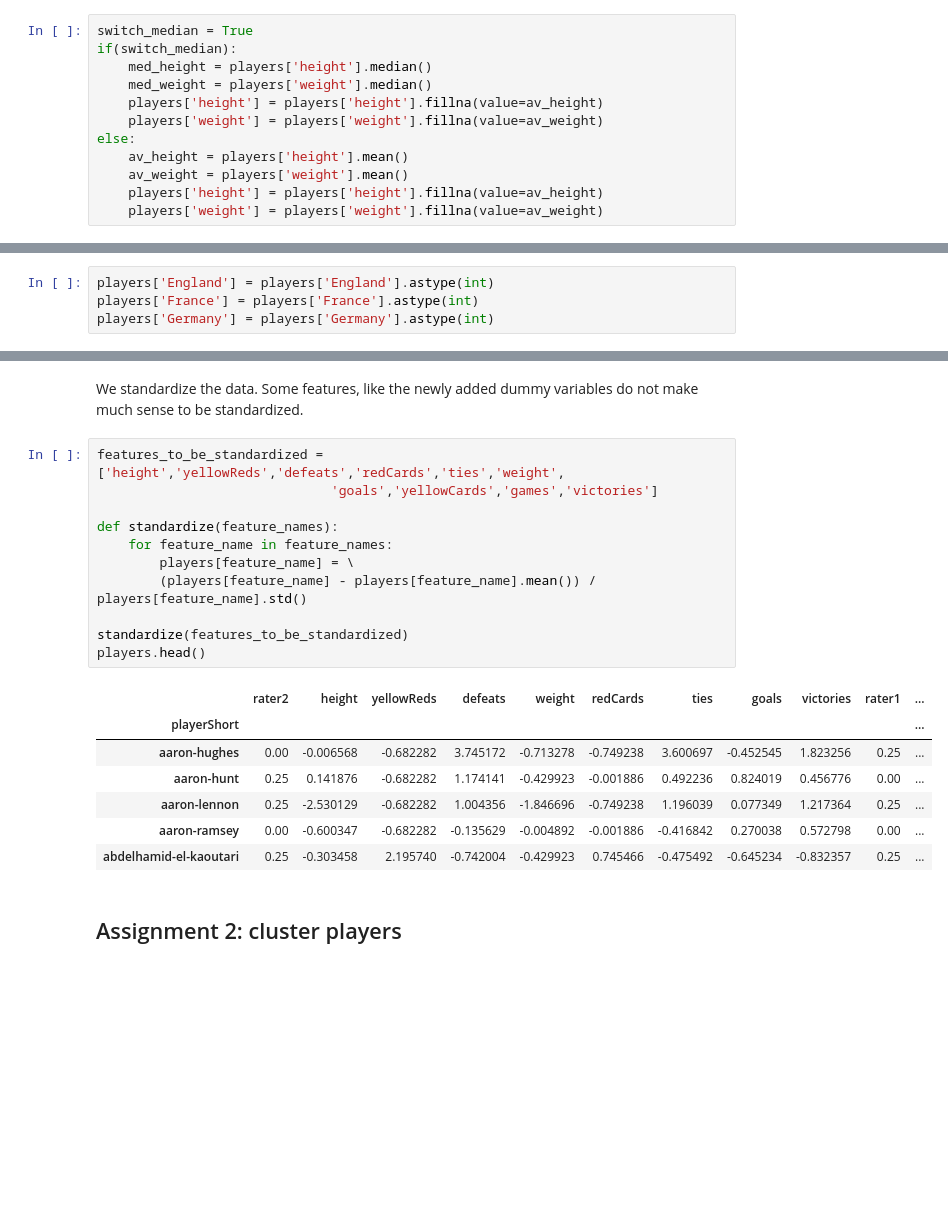
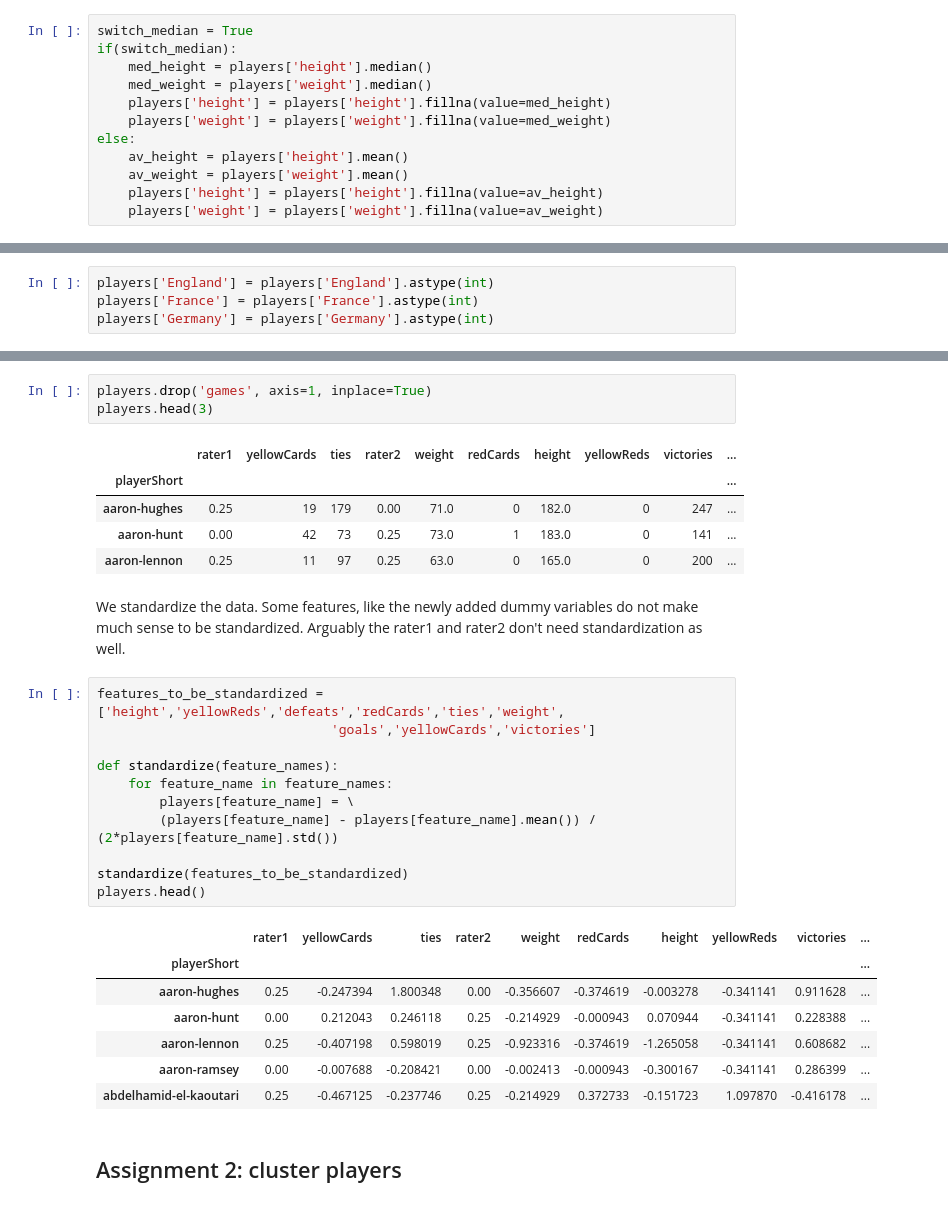
Before and after one commit to cipri-tom/Homework, a Jupyter notebook: 04 - Applied ML/handler-clustering.ipynb, the cells around one changed output, grey strips where cells are left out. Drawn from its saved outputs; the diff is of its cells as text; blank space fills up the shorter version.

```diff
--- a/04 - Applied ML/handler-clustering.ipynb
+++ b/04 - Applied ML/handler-clustering.ipynb
@@ -173,8 +170,8 @@ switch_median = True
 if(switch_median):
     med_height = players['height'].median()
     med_weight = players['weight'].median()
-    players['height'] = players['height'].fillna(value=av_height)
-    players['weight'] = players['weight'].fillna(value=av_weight)
+    players['height'] = players['height'].fillna(value=med_height)
+    players['weight'] = players['weight'].fillna(value=med_weight)
 else:
     av_height = players['height'].mean()
     av_weight = players['weight'].mean()
@@ -214,24 +213,33 @@ players.head()
+# %%
+players.drop('games', axis=1, inplace=True)
+players.head(3)
+# %% [output]
+|  | rater1 | yellowCards | ties | rater2 | weight | redCards | height | yellowReds | victories | ... |
+| playerShort |  |  |  |  |  |  |  |  |  | ... |
+| aaron-hughes | 0.25 | 19 | 179 | 0.00 | 71.0 | 0 | 182.0 | 0 | 247 | ... |
+| aaron-hunt | 0.00 | 42 | 73 | 0.25 | 73.0 | 1 | 183.0 | 0 | 141 | ... |
+| aaron-lennon | 0.25 | 11 | 97 | 0.25 | 63.0 | 0 | 165.0 | 0 | 200 | ... |
 # %% [markdown]
-We standardize the data. Some features, like the newly added dummy variables do not make much sense to be standardized.
+We standardize the data. Some features, like the newly added dummy variables do not make much sense to be standardized. Arguably the rater1 and rater2 don't need standardization as well.
 # %%
 features_to_be_standardized = ['height','yellowReds','defeats','redCards','ties','weight',
-                              'goals','yellowCards','games','victories']
+                              'goals','yellowCards','victories']
 
 def standardize(feature_names):
     for feature_name in feature_names:
         players[feature_name] = \
-        (players[feature_name] - players[feature_name].mean()) / players[feature_name].std()
+        (players[feature_name] - players[feature_name].mean()) / (2*players[feature_name].std())
 
 standardize(features_to_be_standardized)
 players.head()
 # %% [output]
-|  | rater2 | height | yellowReds | defeats | weight | redCards | ties | goals | victories | rater1 | ... |
-| playerShort |  |  |  |  |  |  |  |  |  |  | ... |
-| aaron-hughes | 0.00 | -0.006568 | -0.682282 | 3.745172 | -0.713278 | -0.749238 | 3.600697 | -0.452545 | 1.823256 | 0.25 | ... |
-| aaron-hunt | 0.25 | 0.141876 | -0.682282 | 1.174141 | -0.429923 | -0.001886 | 0.492236 | 0.824019 | 0.456776 | 0.00 | ... |
-| aaron-lennon | 0.25 | -2.530129 | -0.682282 | 1.004356 | -1.846696 | -0.749238 | 1.196039 | 0.077349 | 1.217364 | 0.25 | ... |
-| aaron-ramsey | 0.00 | -0.600347 | -0.682282 | -0.135629 | -0.004892 | -0.001886 | -0.416842 | 0.270038 | 0.572798 | 0.00 | ... |
-| abdelhamid-el-kaoutari | 0.25 | -0.303458 | 2.195740 | -0.742004 | -0.429923 | 0.745466 | -0.475492 | -0.645234 | -0.832357 | 0.25 | ... |
+|  | rater1 | yellowCards | ties | rater2 | weight | redCards | height | yellowReds | victories | ... |
+| playerShort |  |  |  |  |  |  |  |  |  | ... |
+| aaron-hughes | 0.25 | -0.247394 | 1.800348 | 0.00 | -0.356607 | -0.374619 | -0.003278 | -0.341141 | 0.911628 | ... |
+| aaron-hunt | 0.00 | 0.212043 | 0.246118 | 0.25 | -0.214929 | -0.000943 | 0.070944 | -0.341141 | 0.228388 | ... |
+| aaron-lennon | 0.25 | -0.407198 | 0.598019 | 0.25 | -0.923316 | -0.374619 | -1.265058 | -0.341141 | 0.608682 | ... |
+| aaron-ramsey | 0.00 | -0.007688 | -0.208421 | 0.00 | -0.002413 | -0.000943 | -0.300167 | -0.341141 | 0.286399 | ... |
+| abdelhamid-el-kaoutari | 0.25 | -0.467125 | -0.237746 | 0.25 | -0.214929 | 0.372733 | -0.151723 | 1.097870 | -0.416178 | ... |
 # %% [markdown]
 ## Assignment 2: cluster players
 # %% [markdown]
```
Also changed, not shown: parts of 56 cells of this notebook.
